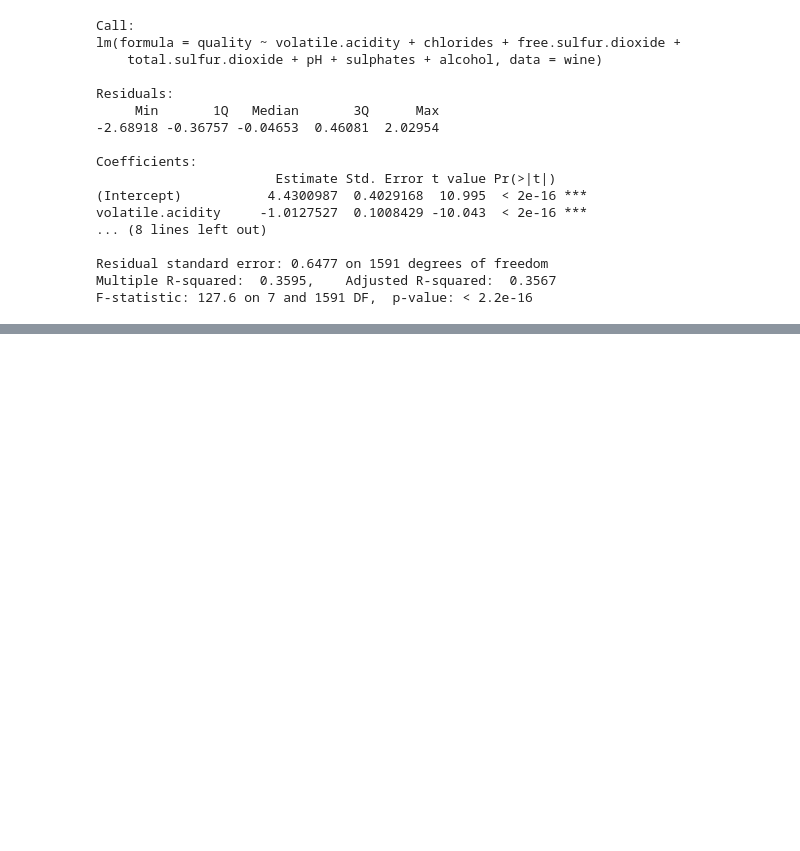
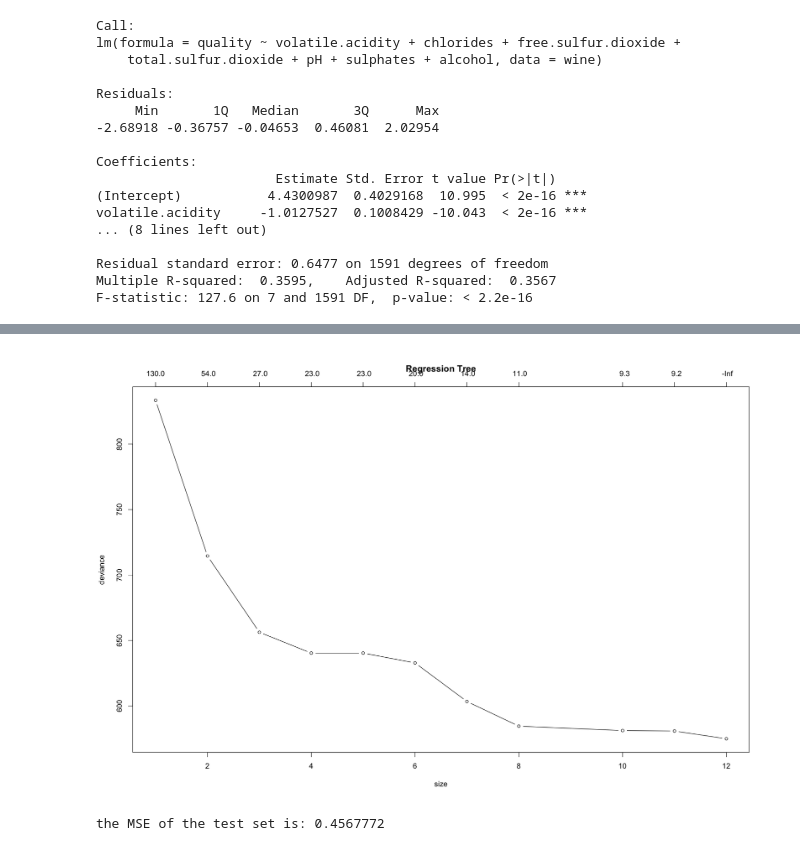
Before and after one commit to GawainGan/UBCO_MDS, a Jupyter notebook: Data-571/A2/Assignment2_Yiwei_Gan.ipynb, the cells around one changed output, grey strips where cells are left out. Saved outputs shown, nothing was run; the diff lists cells and outputs as text; code cells hidden in the pictures; blank space fills up the shorter version.

```diff
--- a/Data-571/A2/Assignment2_Yiwei_Gan.ipynb
+++ b/Data-571/A2/Assignment2_Yiwei_Gan.ipynb
@@ -235,0 +225,19 @@ ERROR: Error in as.data.frame.default(data): cannot coerce class '"lm"' to a dat
+# %%
+dsindex <- sample(1:nrow(wine), 1279)  #80% for training; 20% for testing
+dstrain <- wine[dsindex, ]
+dstest <- wine[-dsindex, ]
+simtree2 <- tree(quality~ ., data=dstrain)
+
+#  10-fold cross-validation using cv.tree
+cv_tree2 <- cv.tree(simtree2, K=10)
+loocv_RSS <- cv_tree2$dev[1]
+plot(cv_tree2, main="Regression Tree", cex=0.8, type='b')
+# %% [output]
+[figure, added]
+# %%
+prune_tree2 <- prune.tree(simtree2, best=12)
+y_pred <- predict(prune_tree2, dstest[1:11], type="vector")
+MSE <- mean((dstest$quality - y_pred)^2) # MSE as estimated via 1-fold-CV for the best-node-size case only
+cat('the MSE of the test set is:', MSE)
+# %% [output]
+the MSE of the test set is: 0.4567772
```
Also changed, not shown: parts of 10 cells of this notebook.
